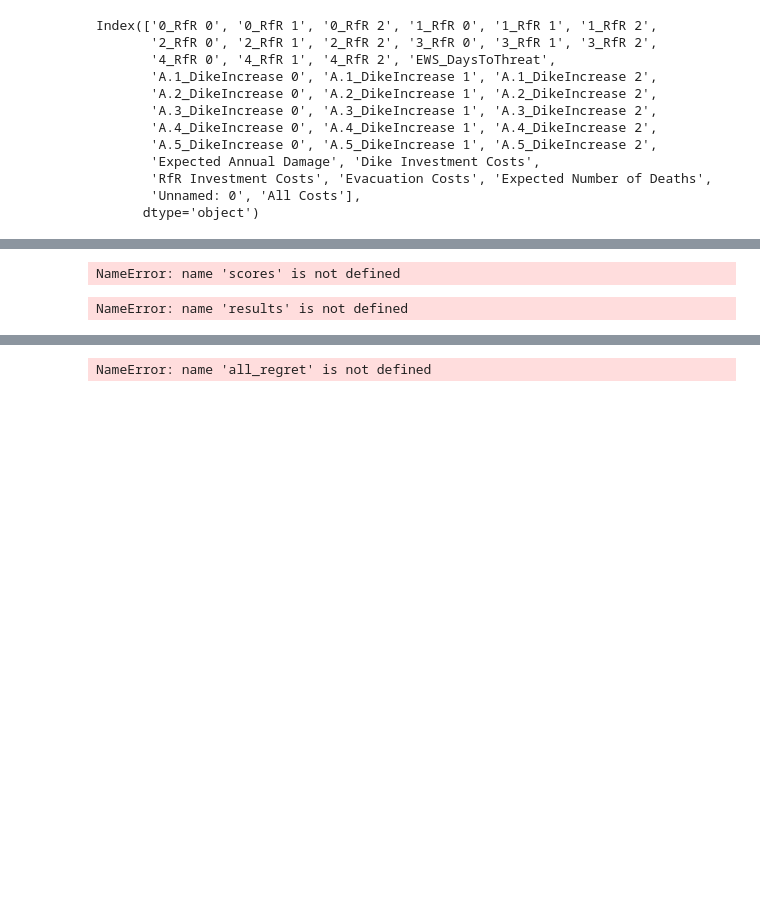
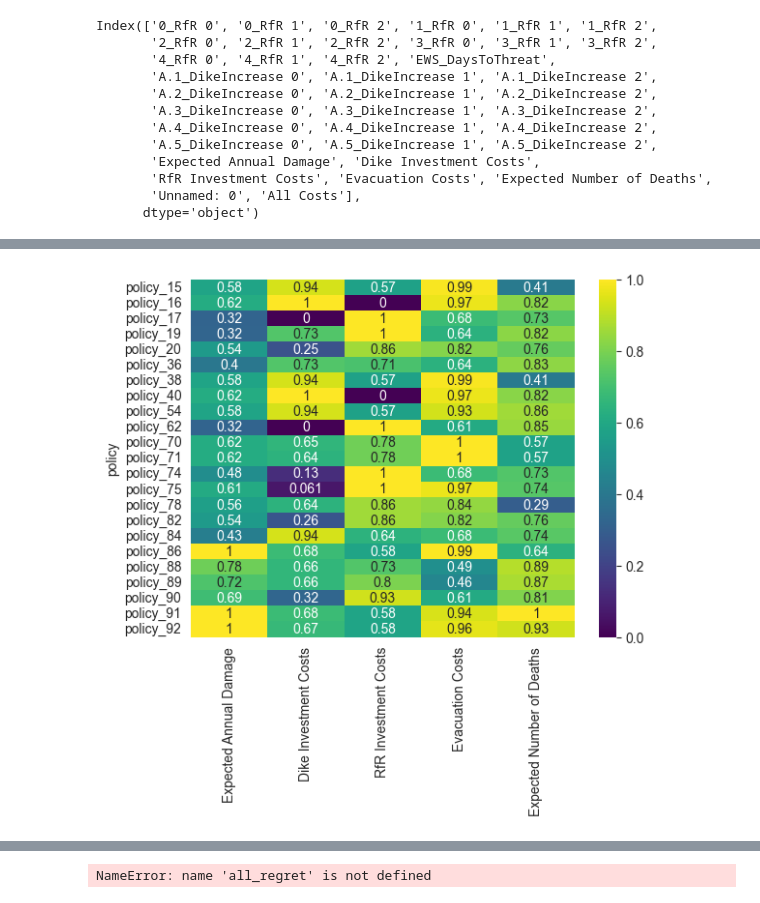
Before and after one commit to leonarddevijfde/MBD-repository, a Jupyter notebook: PR.ipynb, the cells around one changed output, grey strips where cells are left out. Drawn from its saved outputs; the diff is of its cells as text; code cells hidden in the pictures; blank space fills up the shorter version.

```diff
--- a/PR.ipynb
+++ b/PR.ipynb
@@ -99,4 +112,0 @@ def select_filter_policies():
-# %%
-filtered_policies = select_filter_policies()
-# %% [output]
-NameError: name 'scores' is not defined
@@ -106,20 +113,34 @@ def calculate_regret(data, best):
-# %%
-experiments_for_regret, outcomes_for_regret = results
-
-def find_best_outcome():
-    all_regret = {}
-    max_regret = {}
-    for outcome in dike_model.outcomes:
-        policy_column = experiments_for_regret['policy']
-        data = pd.DataFrame({outcome.name: outcomes_for_regret[outcome.name], 'policy': experiments_for_regret['policy'], 'scenario': experiments_for_regret['scenario']})
-        data.pivot(index = 'scenario', columns = 'policy')
-        data.columns = data.columns.get_level_values(1)
-        outcome_regret = (data.max(axis=1).values[:, np.newaxis] - data).abs()
-
-        all_regret[outcome.name] = outcome_regret
-        max_regret[outcome.name] = outcome_regret.max()
-
-    return all_regret, max_regret
-# %% [output]
-NameError: name 'results' is not defined
+# %%
+# Create merged results DataFrame
+results_df = pd.DataFrame(experiments).copy()
+for k, v in outcomes.items():
+    results_df[k] = v
+
+# Filter for best policies
+best_results = results_df[results_df['policy'].isin(filtered_policies)]
+# %%
+
+# Preallocate regret storage
+overall_regret = {}
+max_regret = {}
+
+# Loop through each outcome
+for outcome in dike_model.outcomes:
+    name = outcome.name
+
+    # Pivot data to get outcome values by [scenario, policy]
+    pivot = best_results.pivot(index='scenario', columns='policy', values=name)
+
+    # Compute regret: max value in each row (scenario) minus each policy's value
+    regret_matrix = (pivot.max(axis=1).values[:, np.newaxis] - pivot).abs()
+
+    # Store results
+    overall_regret[name] = regret_matrix
+    max_regret[name] = regret_matrix.max()
+# %%
+max_regret = pd.DataFrame(max_regret)
+sns.heatmap(max_regret/max_regret.max(), cmap='viridis', annot=True)
+plt.show()
+# %% [output]
+[figure, added]
 # %%
```
Also changed, not shown: parts of 14 cells of this notebook, 4 other files.
